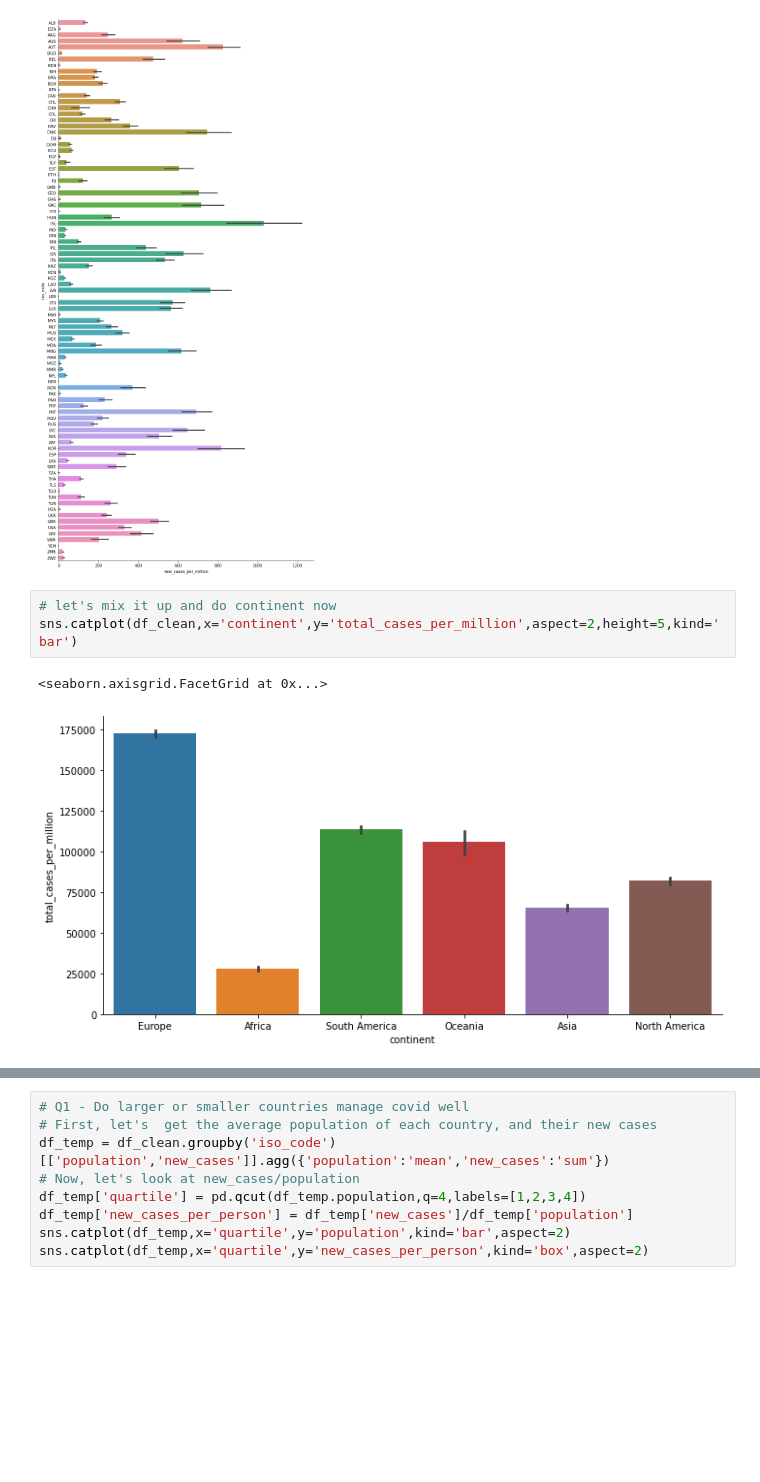
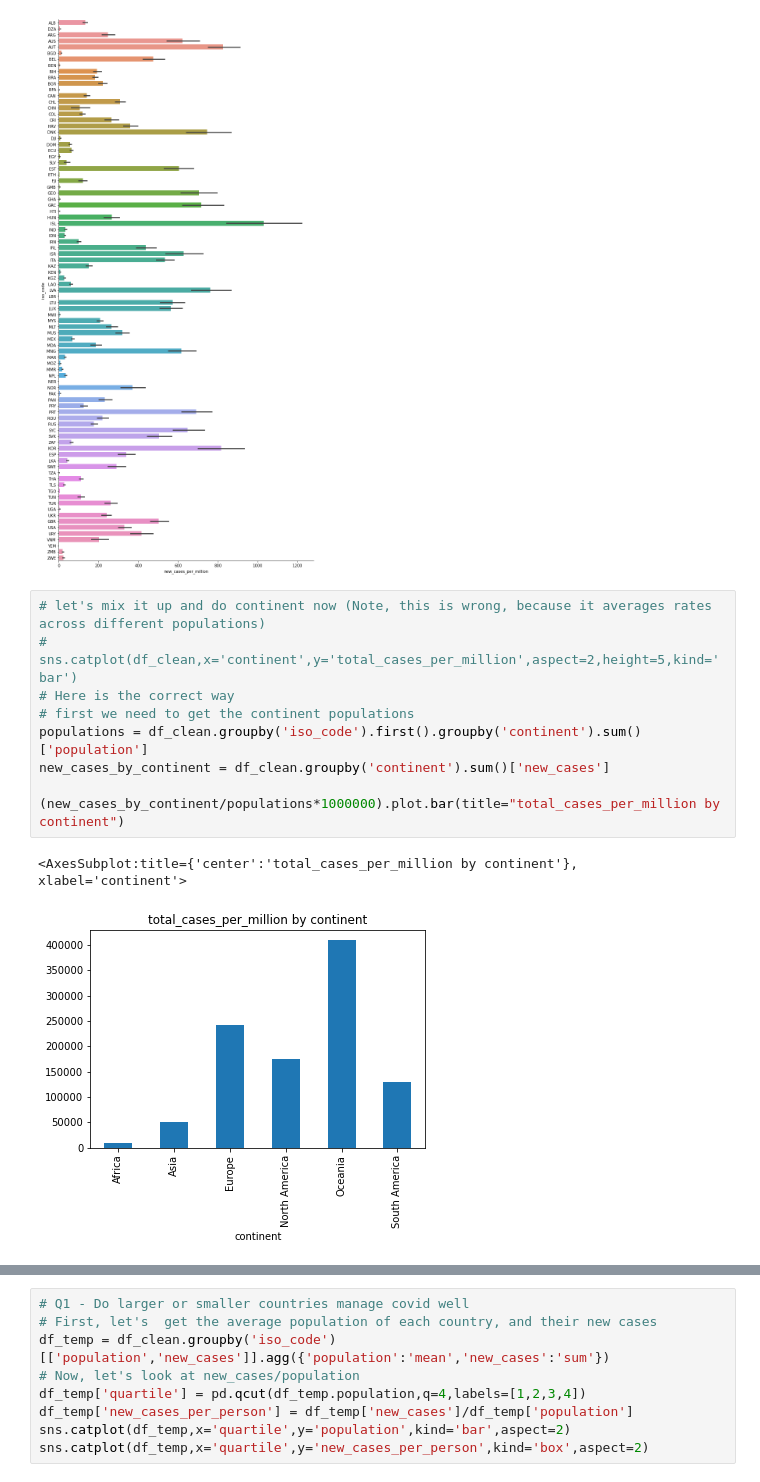
Before and after one commit to info8000sp23/semesterlabs-kjjohnsen, a Jupyter notebook: lab5/lab5.ipynb, the cells around one changed output, grey strips where cells are left out. Saved outputs shown, nothing was run; the diff lists cells and outputs as text; blank space fills up the shorter version.

```diff
--- a/lab5/lab5.ipynb
+++ b/lab5/lab5.ipynb
@@ -101,9 +105,15 @@ sns.catplot(df_clean,y='iso_code',x='new_cases_per_million',aspect=.5,height=20,
 <seaborn.axisgrid.FacetGrid at 0x...>
 [figure]
 # %%
-# let's mix it up and do continent now
-sns.catplot(df_clean,x='continent',y='total_cases_per_million',aspect=2,height=5,kind='bar')
+# let's mix it up and do continent now (Note, this is wrong, because it averages rates across different populations)
+# sns.catplot(df_clean,x='continent',y='total_cases_per_million',aspect=2,height=5,kind='bar')
+# Here is the correct way
+# first we need to get the continent populations
+populations = df_clean.groupby('iso_code').first().groupby('continent').sum()['population']
+new_cases_by_continent = df_clean.groupby('continent').sum()['new_cases']
+
+(new_cases_by_continent/populations*1000000).plot.bar(title="total_cases_per_million by continent")
 # %% [output]
-<seaborn.axisgrid.FacetGrid at 0x...>
+<AxesSubplot:title={'center':'total_cases_per_million by continent'}, xlabel='continent'>
-[figure, old version]
+[figure, new version]
 # %%
```
Also changed, not shown: parts of 3 cells of this notebook, 1 other file.
